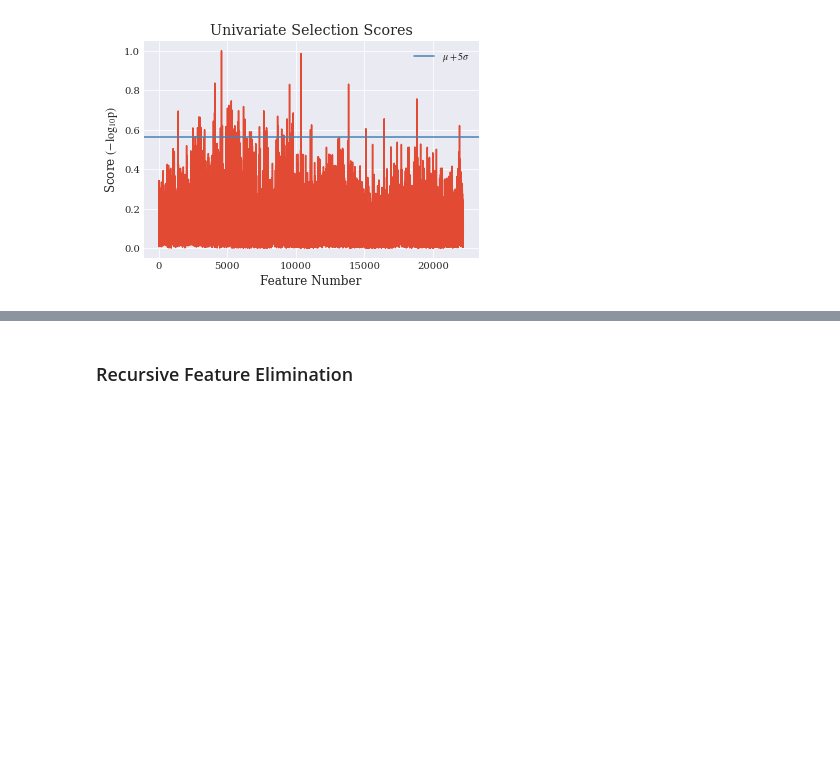
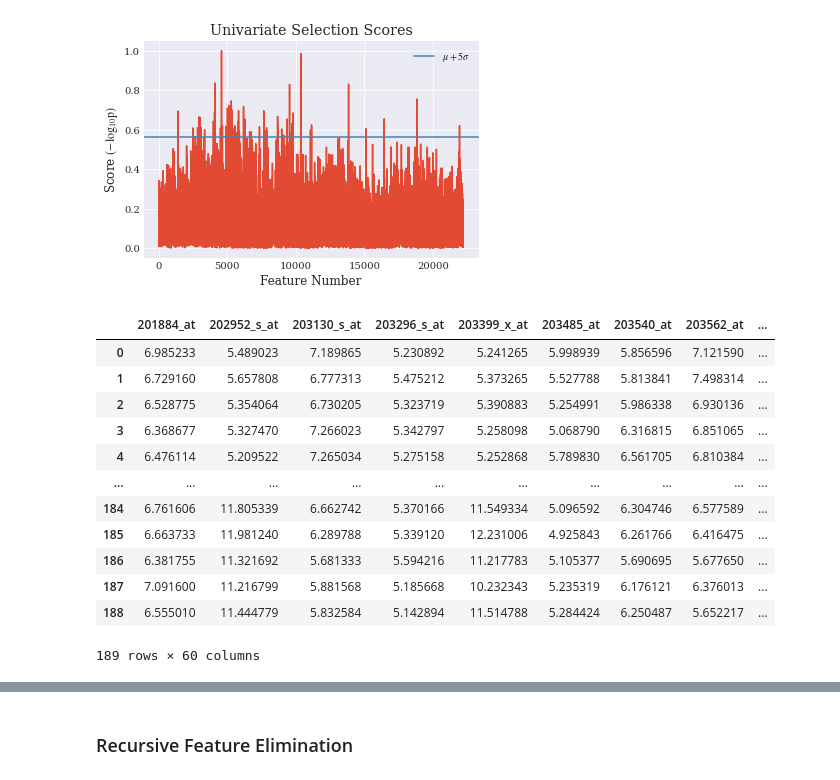
Before and after one commit to HarritonResearchLab/genomics, a Jupyter notebook: exploring/first_topics/gene_prediction/tissue_prediction/feature_selection.ipynb, the cells around one changed output, grey strips where cells are left out. Cells and saved outputs as stored; diff of their text form; code cells hidden in the pictures; blank space fills up the shorter version.

```diff
--- a/exploring/first_topics/gene_prediction/tissue_prediction/feature_selection.ipynb
+++ b/exploring/first_topics/gene_prediction/tissue_prediction/feature_selection.ipynb
@@ -68,3 +71,20 @@ ax.set(xlabel='Feature Number',
  Text(0, 0.5, 'Score $(-\\log_{10}\\mathrm{p})$'),
  Text(0.5, 1.0, 'Univariate Selection Scores')]
 [figure]
+# %%
+masked_df = feather_df.iloc[:,cutoff_mask]
+masked_df
+# %% [output]
+|  | 201884_at | 202952_s_at | 203130_s_at | 203296_s_at | 203399_x_at | 203485_at | 203540_at | 203562_at | ... |
+| 0 | 6.985233 | 5.489023 | 7.189865 | 5.230892 | 5.241265 | 5.998939 | 5.856596 | 7.121590 | ... |
+| 1 | 6.729160 | 5.657808 | 6.777313 | 5.475212 | 5.373265 | 5.527788 | 5.813841 | 7.498314 | ... |
+| 2 | 6.528775 | 5.354064 | 6.730205 | 5.323719 | 5.390883 | 5.254991 | 5.986338 | 6.930136 | ... |
+| 3 | 6.368677 | 5.327470 | 7.266023 | 5.342797 | 5.258098 | 5.068790 | 6.316815 | 6.851065 | ... |
+| 4 | 6.476114 | 5.209522 | 7.265034 | 5.275158 | 5.252868 | 5.789830 | 6.561705 | 6.810384 | ... |
+| ... | ... | ... | ... | ... | ... | ... | ... | ... | ... |
+| 184 | 6.761606 | 11.805339 | 6.662742 | 5.370166 | 11.549334 | 5.096592 | 6.304746 | 6.577589 | ... |
+| 185 | 6.663733 | 11.981240 | 6.289788 | 5.339120 | 12.231006 | 4.925843 | 6.261766 | 6.416475 | ... |
+| 186 | 6.381755 | 11.321692 | 5.681333 | 5.594216 | 11.217783 | 5.105377 | 5.690695 | 5.677650 | ... |
+| 187 | 7.091600 | 11.216799 | 5.881568 | 5.185668 | 10.232343 | 5.235319 | 6.176121 | 6.376013 | ... |
+| 188 | 6.555010 | 11.444779 | 5.832584 | 5.142894 | 11.514788 | 5.284424 | 6.250487 | 5.652217 | ... |
+189 rows × 60 columns
```
Also changed, not shown: parts of 4 cells of this notebook.
